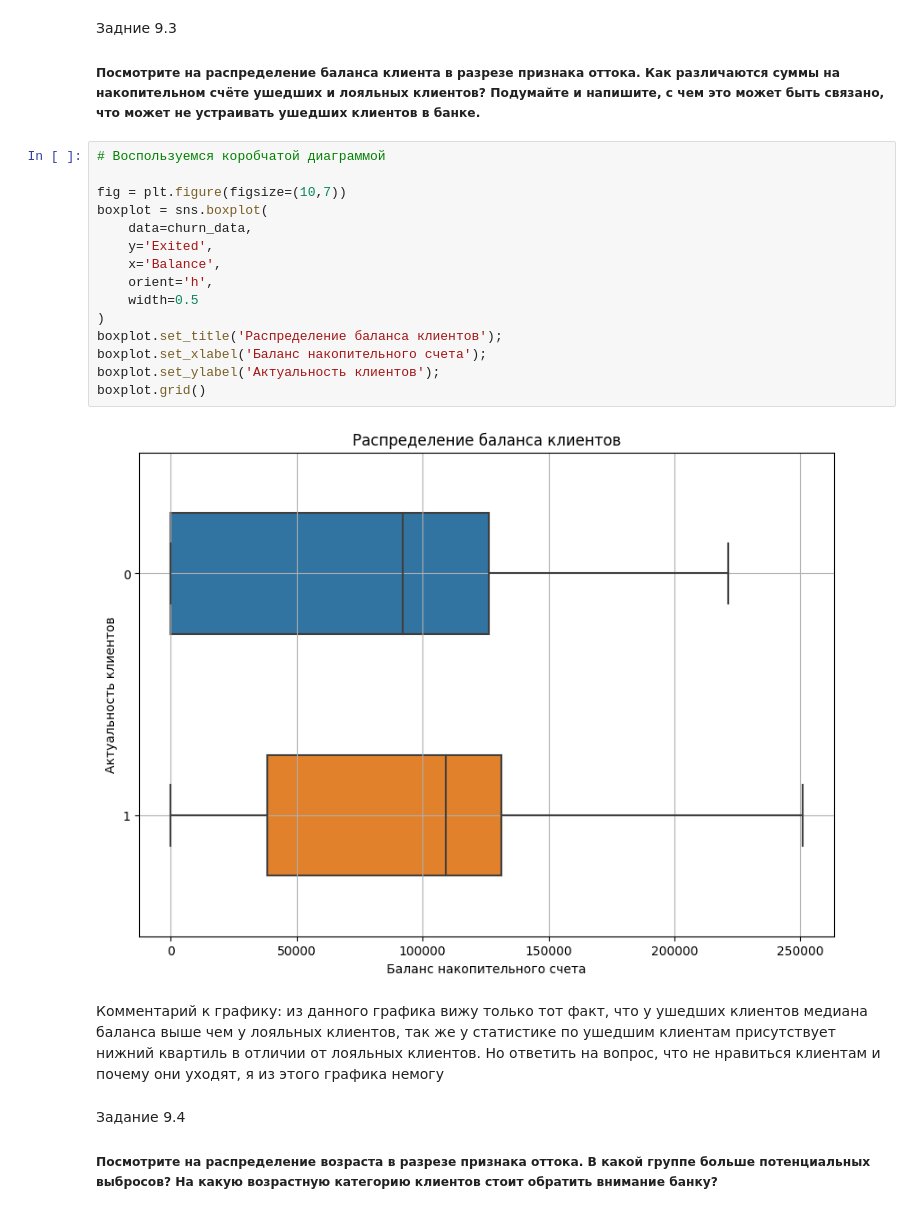
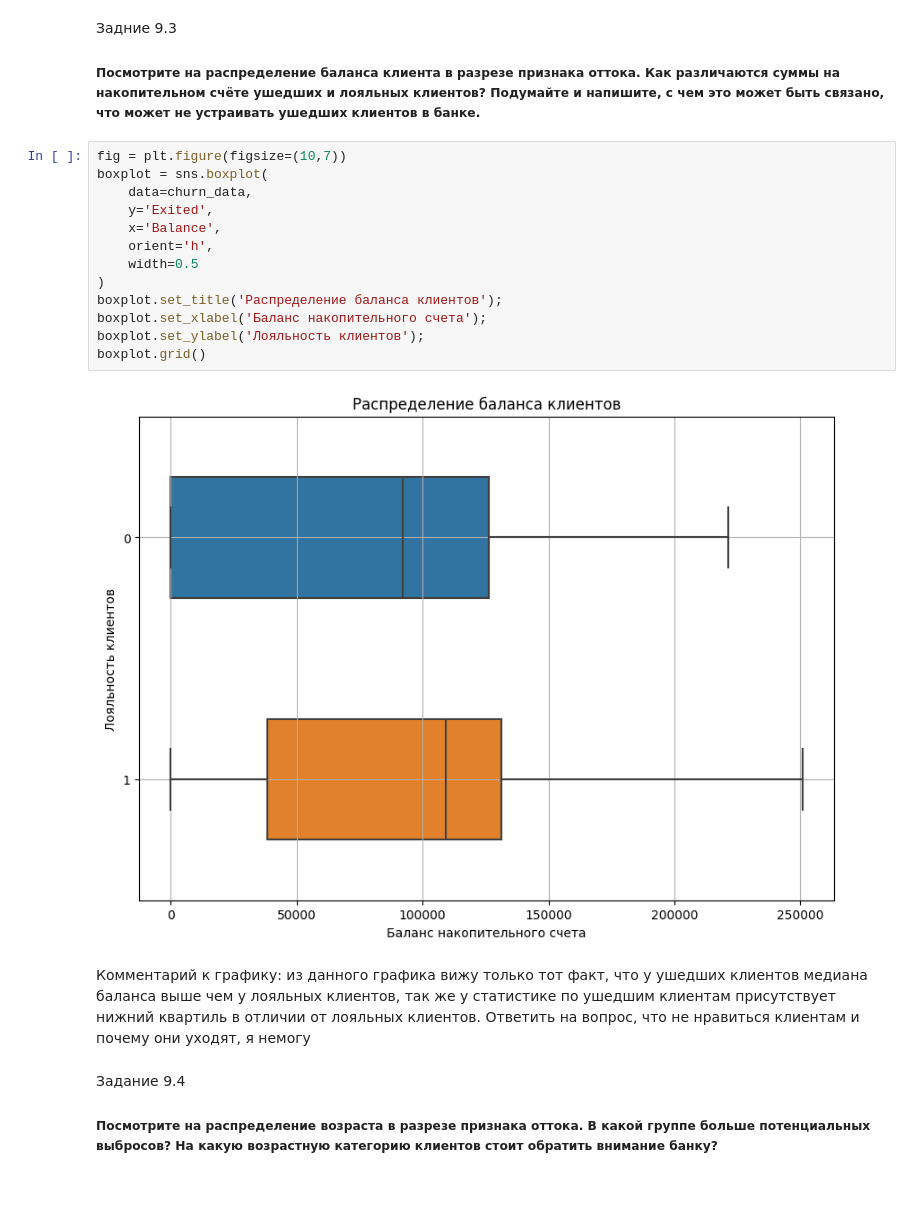
Before and after one commit to schdlr50/SF_Pandas_data_visualization, a Jupyter notebook: (Lesson 9) final task/les9.ipynb, the cells around one changed output. Cells and saved outputs as stored; diff of their text form.

```diff
--- a/(Lesson 9) final task/les9.ipynb
+++ b/(Lesson 9) final task/les9.ipynb
@@ -81,24 +80,22 @@ boxplot = sns.boxplot(
 Задние 9.3
 ##### Посмотрите на распределение баланса клиента в разрезе признака оттока. Как различаются суммы на накопительном счёте ушедших и лояльных клиентов? Подумайте и напишите, с чем это может быть связано, что может не устраивать ушедших клиентов в банке.
 # %%
-# Воспользуемся коробчатой диаграммой
-
 fig = plt.figure(figsize=(10,7))
 boxplot = sns.boxplot(
     data=churn_data,
     y='Exited',
     x='Balance',
     orient='h',
     width=0.5
 )
 boxplot.set_title('Распределение баланса клиентов');
 boxplot.set_xlabel('Баланс накопительного счета');
-boxplot.set_ylabel('Актуальность клиентов');
+boxplot.set_ylabel('Лояльность клиентов');
 boxplot.grid()
 # %% [output]
-[figure, old version]
+[figure, new version]
 # %% [markdown]
-Комментарий к графику: из данного графика вижу только тот факт, что у ушедших клиентов медиана баланса выше чем у лояльных клиентов, так же у статистике по ушедшим клиентам присутствует нижний квартиль в отличии от лояльных клиентов. Но ответить на вопрос, что не нравиться клиентам и почему они уходят, я из этого графика немогу
+Комментарий к графику: из данного графика вижу только тот факт, что у ушедших клиентов медиана баланса выше чем у лояльных клиентов, так же у статистике по ушедшим клиентам присутствует нижний квартиль в отличии от лояльных клиентов. Ответить на вопрос, что не нравиться клиентам и почему они уходят, я немогу
 # %% [markdown]
 Задание 9.4
 ##### Посмотрите на распределение возраста в разрезе признака оттока. В какой группе больше потенциальных выбросов? На какую возрастную категорию клиентов стоит обратить внимание банку?
```
Also changed, not shown: parts of 15 cells of this notebook, 1 other file.
